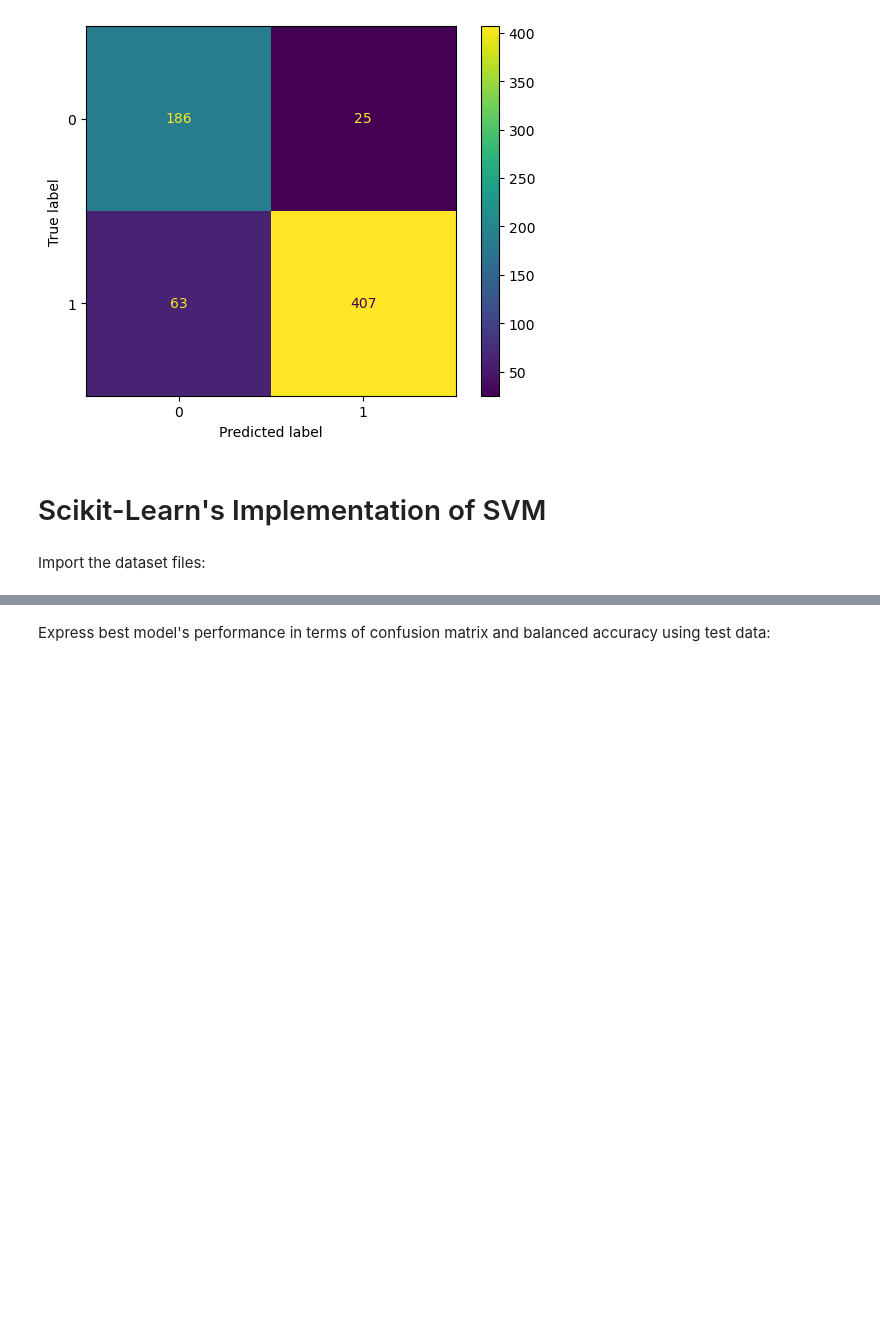
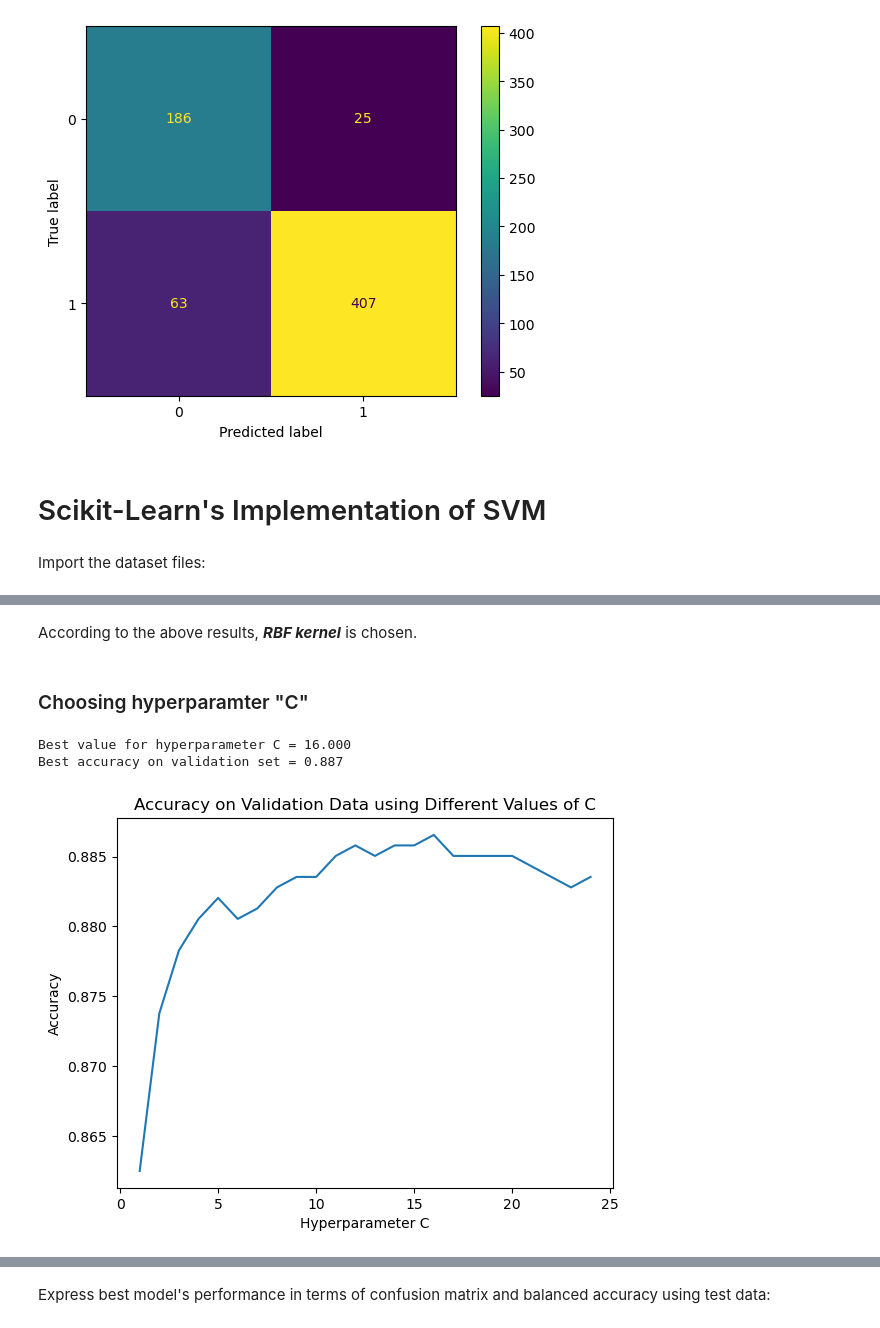
Before and after one commit to alibababeig/soft-svm, a Jupyter notebook: svm.ipynb, the cells around one changed output, grey strips where cells are left out. Saved outputs shown, nothing was run; the diff lists cells and outputs as text; code cells hidden in the pictures; blank space fills up the shorter version.

```diff
--- a/svm.ipynb
+++ b/svm.ipynb
@@ -201,0 +228,24 @@ best_model = model
+# %% [markdown]
+According to the above results, <b><i>RBF kernel</i></b> is chosen.
+# %% [markdown]
+### Choosing hyperparamter "C"
+# %%
+models = {}
+for C in np.arange(1, 25, 1):
+    model = sklearn.svm.SVC(C=C, kernel='rbf')
+    model = model.fit(X_train, y_train)
+
+    y_pred = model.predict(X_val)
+    acc = sklearn.metrics.accuracy_score(y_val, y_pred)
+    models[C] = (model, acc)
+
+best_C, (best_model, best_acc) = max(models.items(), key=lambda v: v[1][1])
+print(f'Best value for hyperparameter C = {best_C:.3f}')
+print(f'Best accuracy on validation set = {best_acc:.3f}')
+
+compare_models(models, xlabel='Hyperparameter C', ylabel='Accuracy',
+               title='Accuracy on Validation Data using Different Values of C')
+# %% [output]
+Best value for hyperparameter C = 16.000
+Best accuracy on validation set = 0.887
+[figure, added]
```
Also changed, not shown: parts of 11 cells of this notebook.
